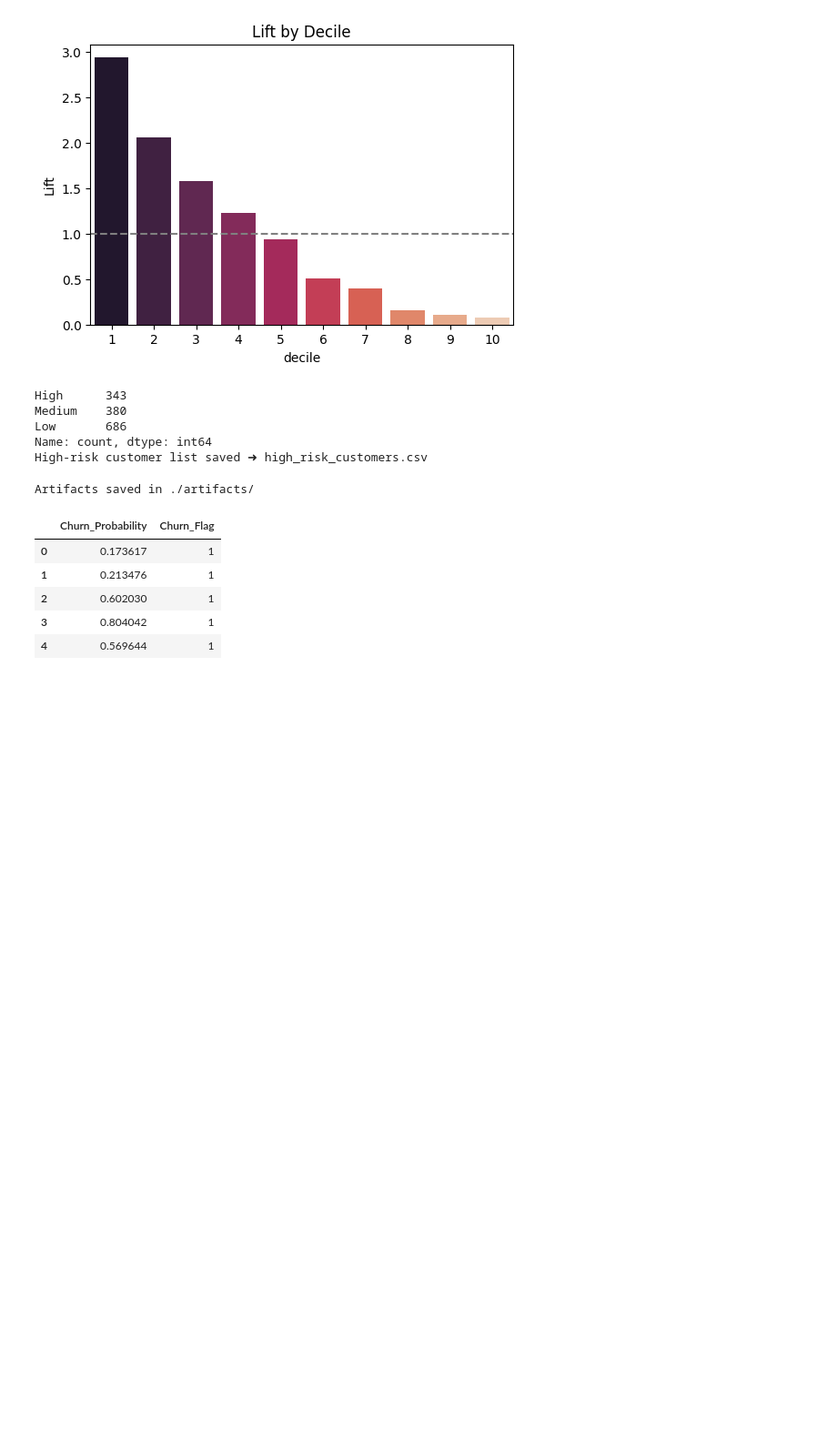
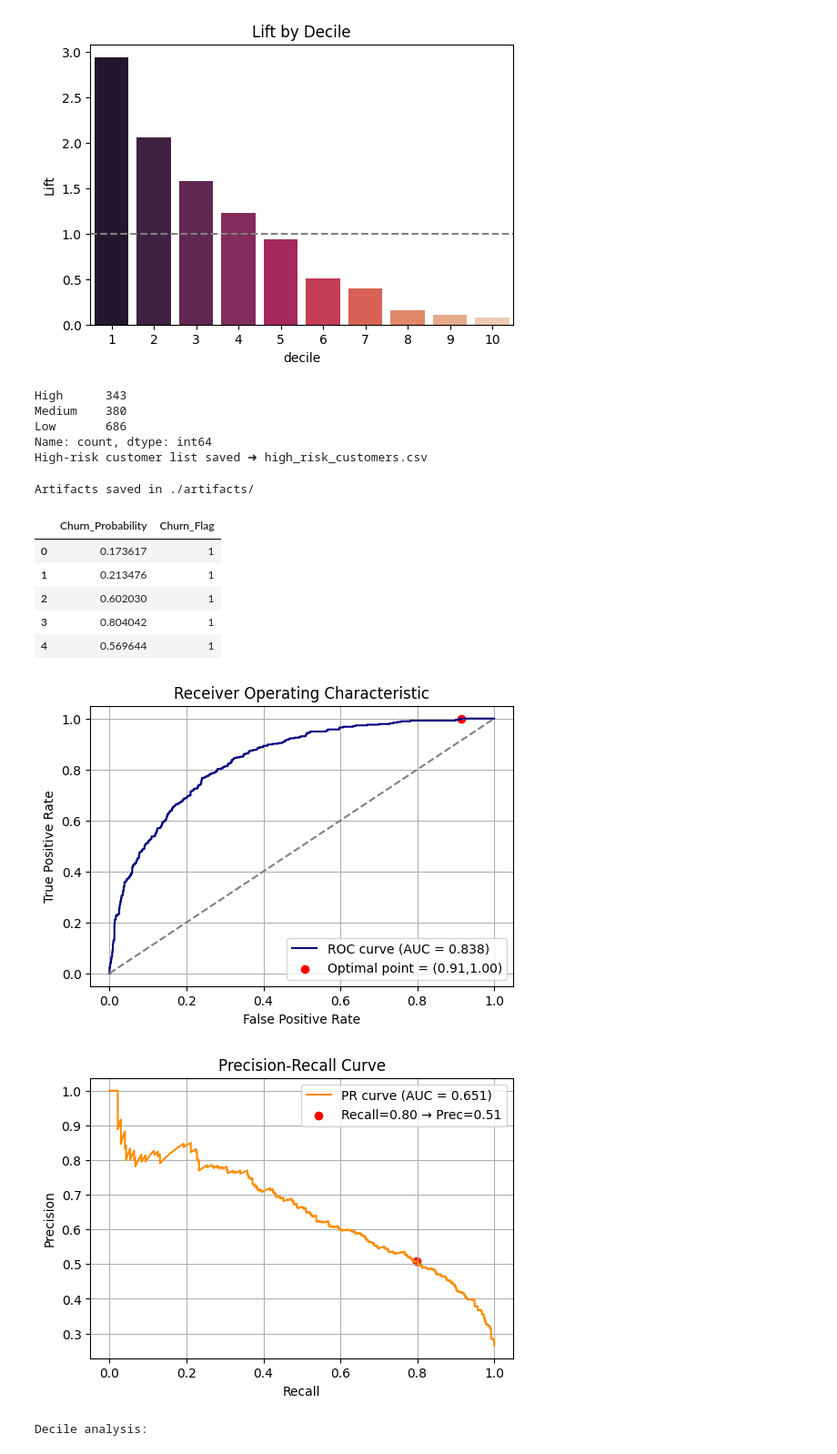
Before and after one commit to SuryaB98/ML_Model_POC, a Jupyter notebook: XGBoost_Churn_Rate_Prediction.ipynb, the cells around one changed output. Shown at 91% size. Cells and saved outputs as stored; diff of their text form; code cells hidden in the pictures; blank space fills up the shorter version.

```diff
--- a/XGBoost_Churn_Rate_Prediction.ipynb
+++ b/XGBoost_Churn_Rate_Prediction.ipynb
@@ -265,3 +265,79 @@ score_customers(demo)
 | 2 | 0.602030 | 1 |
 | 3 | 0.804042 | 1 |
 | 4 | 0.569644 | 1 |
+# %%
+# ⚖️  Model Discrimination & Lift Analysis
+# -----------------------------------------------------------------------
+import pandas as pd
+import matplotlib.pyplot as plt
+import seaborn as sns
+from sklearn.metrics import roc_curve, auc, precision_recall_curve
+
+# Assume y_test and y_proba (predicted probabilities) are already defined
+
+# 1) ROC Curve
+fpr, tpr, roc_thresh = roc_curve(y_test, y_proba)
+roc_auc = auc(fpr, tpr)
+
+plt.figure(figsize=(6,4))
+plt.plot(fpr, tpr, label=f'ROC curve (AUC = {roc_auc:.3f})', color='navy')
+plt.plot([0,1],[0,1],'--', color='gray')
+plt.scatter([fpr[tpr.argmax()]], [tpr.max()],
+            marker='o', color='red',
+            label=f'Optimal point = ({fpr[tpr.argmax()]:.2f},{tpr.max():.2f})')
+plt.title('Receiver Operating Characteristic')
+plt.xlabel('False Positive Rate')
+plt.ylabel('True Positive Rate')
+plt.legend(loc='lower right')
+plt.grid(True)
+plt.show()
+
+# 2) Precision-Recall Curve
+precisions, recalls, pr_thresh = precision_recall_curve(y_test, y_proba)
+pr_auc = auc(recalls, precisions)
+
+plt.figure(figsize=(6,4))
+plt.plot(recalls, precisions, label=f'PR curve (AUC = {pr_auc:.3f})', color='darkorange')
+# mark threshold achieving recall >=0.80
+target_recall = 0.80
+idx = next(i for i, r in enumerate(recalls) if r <= target_recall)
+plt.scatter(recalls[idx], precisions[idx], color='red',
+            label=f'Recall=0.80 → Prec={precisions[idx]:.2f}')
+plt.title('Precision-Recall Curve')
+plt.xlabel('Recall')
+plt.ylabel('Precision')
+plt.legend(loc='upper right')
+plt.grid(True)
+plt.show()
+
+# 3) Lift Analysis by Decile
+results = pd.DataFrame({'proba': y_proba, 'actual': y_test})
+results = results.sort_values('proba', ascending=False).reset_index(drop=True)
+results['decile'] = pd.qcut(results.index, 10, labels=False) + 1
+
+agg = results.groupby('decile').agg(
+    customers=('actual','size'),
+    churners=('actual','sum'),
+)
+agg['churn_rate'] = agg['churners'] / agg['customers']
+overall_rate = y_test.mean()
+agg['lift'] = agg['churn_rate'] / overall_rate
+
+# Display table
+print("Decile analysis:")
+display(agg)
+
+# Plot lift
+plt.figure(figsize=(6,4))
+colors = ['#d73027' if v>1.2 else '#fee08b' if v>0.8 else '#4575b4'
+          for v in agg['lift']]
+sns.barplot(x=agg.index, y=agg['lift'], palette=colors)
+plt.axhline(1.0, ls='--', color='gray')
+plt.title('Lift by Decile')
+plt.xlabel('Decile (1 = highest risk)')
+plt.ylabel('Lift (vs. overall churn rate)')
+plt.show()
+# %% [output]
+[figure, added]
+[figure, added]
+Decile analysis:
```
Also changed, not shown: parts of 2 cells of this notebook.
